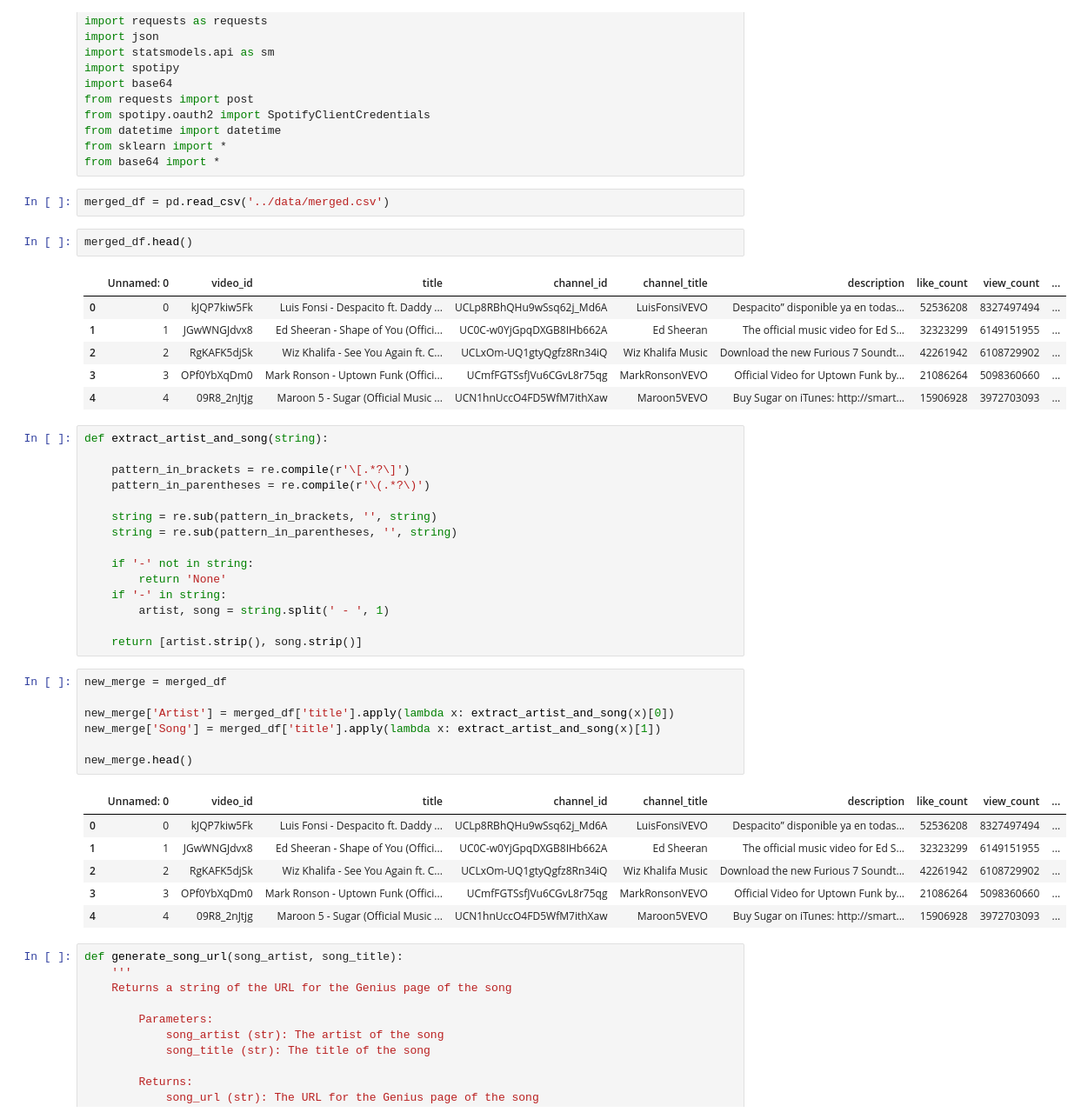
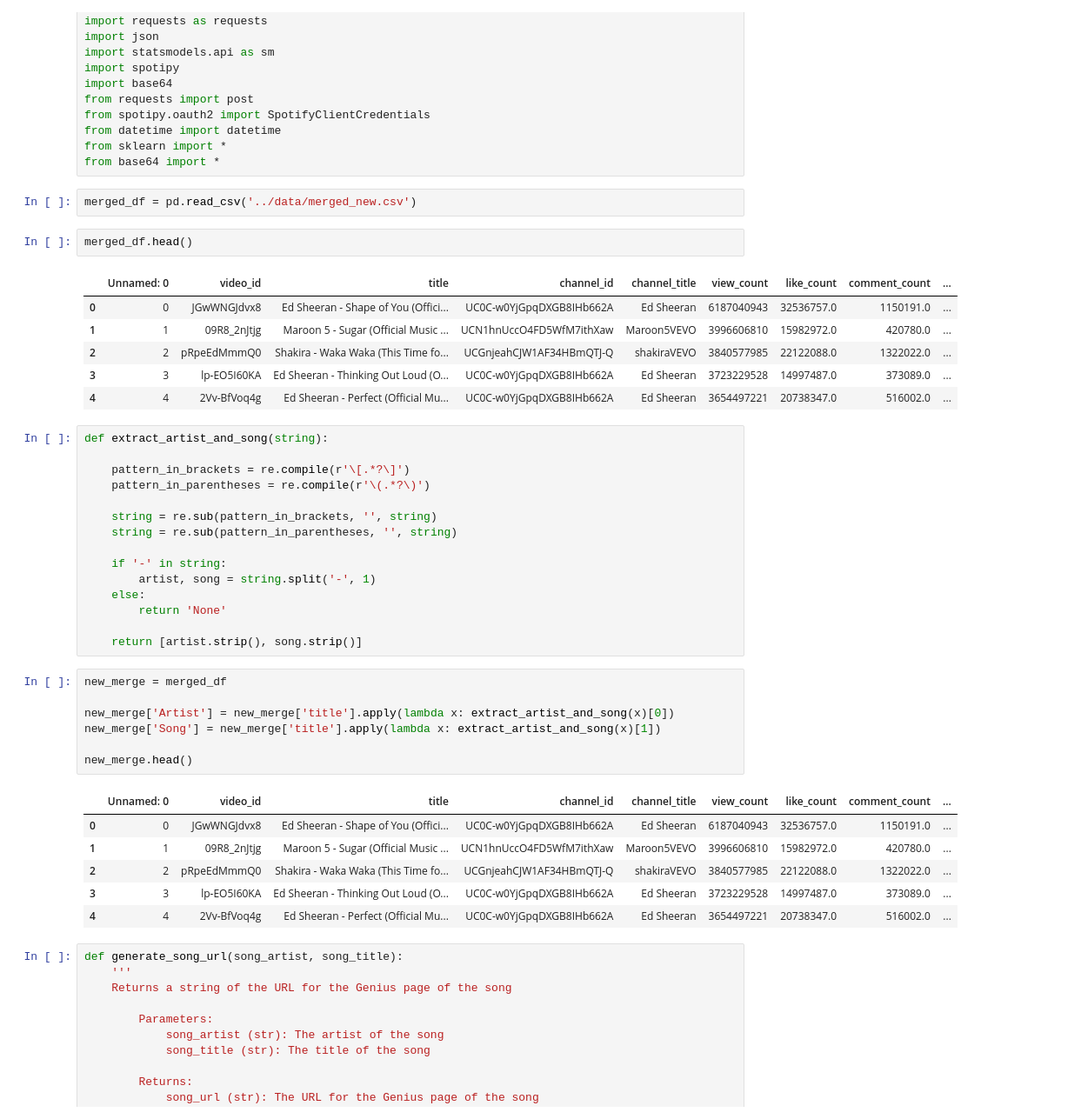
Before and after one commit to lse-ds105/ds105a-project-music-metrics, a Jupyter notebook: notebooks/ruikai_2024.ipynb, the cells around one changed output. Shown at 87% size. Saved outputs shown, nothing was run; the diff lists cells and outputs as text.

```diff
--- a/notebooks/ruikai_2024.ipynb
+++ b/notebooks/ruikai_2024.ipynb
@@ -25,16 +25,16 @@ from datetime import datetime
 from sklearn import *
 from base64 import *
 # %%
-merged_df = pd.read_csv('../data/merged.csv')
+merged_df = pd.read_csv('../data/merged_new.csv')
 # %%
 merged_df.head()
 # %% [output]
-|  | Unnamed: 0 | video_id | title | channel_id | channel_title | description | like_count | view_count | ... |
-| 0 | 0 | kJQP7kiw5Fk | Luis Fonsi - Despacito ft. Daddy ... | UCLp8RBhQHu9wSsq62j_Md6A | LuisFonsiVEVO | Despacito” disponible ya en todas... | 52536208 | 8327497494 | ... |
-| 1 | 1 | JGwWNGJdvx8 | Ed Sheeran - Shape of You (Offici... | UC0C-w0YjGpqDXGB8IHb662A | Ed Sheeran | The official music video for Ed S... | 32323299 | 6149151955 | ... |
-| 2 | 2 | RgKAFK5djSk | Wiz Khalifa - See You Again ft. C... | UCLxOm-UQ1gtyQgfz8Rn34iQ | Wiz Khalifa Music | Download the new Furious 7 Soundt... | 42261942 | 6108729902 | ... |
-| 3 | 3 | OPf0YbXqDm0 | Mark Ronson - Uptown Funk (Offici... | UCmfFGTSsfJVu6CGvL8r75qg | MarkRonsonVEVO | Official Video for Uptown Funk by... | 21086264 | 5098360660 | ... |
-| 4 | 4 | 09R8_2nJtjg | Maroon 5 - Sugar (Official Music ... | UCN1hnUccO4FD5WfM7ithXaw | Maroon5VEVO | Buy Sugar on iTunes: http://smart... | 15906928 | 3972703093 | ... |
+|  | Unnamed: 0 | video_id | title | channel_id | channel_title | view_count | like_count | comment_count | ... |
+| 0 | 0 | JGwWNGJdvx8 | Ed Sheeran - Shape of You (Offici... | UC0C-w0YjGpqDXGB8IHb662A | Ed Sheeran | 6187040943 | 32536757.0 | 1150191.0 | ... |
+| 1 | 1 | 09R8_2nJtjg | Maroon 5 - Sugar (Official Music ... | UCN1hnUccO4FD5WfM7ithXaw | Maroon5VEVO | 3996606810 | 15982972.0 | 420780.0 | ... |
+| 2 | 2 | pRpeEdMmmQ0 | Shakira - Waka Waka (This Time fo... | UCGnjeahCJW1AF34HBmQTJ-Q | shakiraVEVO | 3840577985 | 22122088.0 | 1322022.0 | ... |
+| 3 | 3 | lp-EO5I60KA | Ed Sheeran - Thinking Out Loud (O... | UC0C-w0YjGpqDXGB8IHb662A | Ed Sheeran | 3723229528 | 14997487.0 | 373089.0 | ... |
+| 4 | 4 | 2Vv-BfVoq4g | Ed Sheeran - Perfect (Official Mu... | UC0C-w0YjGpqDXGB8IHb662A | Ed Sheeran | 3654497221 | 20738347.0 | 516002.0 | ... |
 # %%
 def extract_artist_and_song(string):
 
@@ -44,26 +44,26 @@ def extract_artist_and_song(string):
     string = re.sub(pattern_in_brackets, '', string)
     string = re.sub(pattern_in_parentheses, '', string)
 
-    if '-' not in string:
+    if '-' in string:
+        artist, song = string.split('-', 1)
+    else:
         return 'None'
-    if '-' in string:
-        artist, song = string.split(' - ', 1)
 
     return [artist.strip(), song.strip()]
 # %%
 new_merge = merged_df
 
-new_merge['Artist'] = merged_df['title'].apply(lambda x: extract_artist_and_song(x)[0])
-new_merge['Song'] = merged_df['title'].apply(lambda x: extract_artist_and_song(x)[1])
+new_merge['Artist'] = new_merge['title'].apply(lambda x: extract_artist_and_song(x)[0])
+new_merge['Song'] = new_merge['title'].apply(lambda x: extract_artist_and_song(x)[1])
 
 new_merge.head()
 # %% [output]
-|  | Unnamed: 0 | video_id | title | channel_id | channel_title | description | like_count | view_count | ... |
-| 0 | 0 | kJQP7kiw5Fk | Luis Fonsi - Despacito ft. Daddy ... | UCLp8RBhQHu9wSsq62j_Md6A | LuisFonsiVEVO | Despacito” disponible ya en todas... | 52536208 | 8327497494 | ... |
-| 1 | 1 | JGwWNGJdvx8 | Ed Sheeran - Shape of You (Offici... | UC0C-w0YjGpqDXGB8IHb662A | Ed Sheeran | The official music video for Ed S... | 32323299 | 6149151955 | ... |
-| 2 | 2 | RgKAFK5djSk | Wiz Khalifa - See You Again ft. C... | UCLxOm-UQ1gtyQgfz8Rn34iQ | Wiz Khalifa Music | Download the new Furious 7 Soundt... | 42261942 | 6108729902 | ... |
-| 3 | 3 | OPf0YbXqDm0 | Mark Ronson - Uptown Funk (Offici... | UCmfFGTSsfJVu6CGvL8r75qg | MarkRonsonVEVO | Official Video for Uptown Funk by... | 21086264 | 5098360660 | ... |
-| 4 | 4 | 09R8_2nJtjg | Maroon 5 - Sugar (Official Music ... | UCN1hnUccO4FD5WfM7ithXaw | Maroon5VEVO | Buy Sugar on iTunes: http://smart... | 15906928 | 3972703093 | ... |
+|  | Unnamed: 0 | video_id | title | channel_id | channel_title | view_count | like_count | comment_count | ... |
+| 0 | 0 | JGwWNGJdvx8 | Ed Sheeran - Shape of You (Offici... | UC0C-w0YjGpqDXGB8IHb662A | Ed Sheeran | 6187040943 | 32536757.0 | 1150191.0 | ... |
+| 1 | 1 | 09R8_2nJtjg | Maroon 5 - Sugar (Official Music ... | UCN1hnUccO4FD5WfM7ithXaw | Maroon5VEVO | 3996606810 | 15982972.0 | 420780.0 | ... |
+| 2 | 2 | pRpeEdMmmQ0 | Shakira - Waka Waka (This Time fo... | UCGnjeahCJW1AF34HBmQTJ-Q | shakiraVEVO | 3840577985 | 22122088.0 | 1322022.0 | ... |
+| 3 | 3 | lp-EO5I60KA | Ed Sheeran - Thinking Out Loud (O... | UC0C-w0YjGpqDXGB8IHb662A | Ed Sheeran | 3723229528 | 14997487.0 | 373089.0 | ... |
+| 4 | 4 | 2Vv-BfVoq4g | Ed Sheeran - Perfect (Official Mu... | UC0C-w0YjGpqDXGB8IHb662A | Ed Sheeran | 3654497221 | 20738347.0 | 516002.0 | ... |
 # %%
 def generate_song_url(song_artist, song_title):
     '''
```
Also changed, not shown: parts of 14 cells of this notebook.
